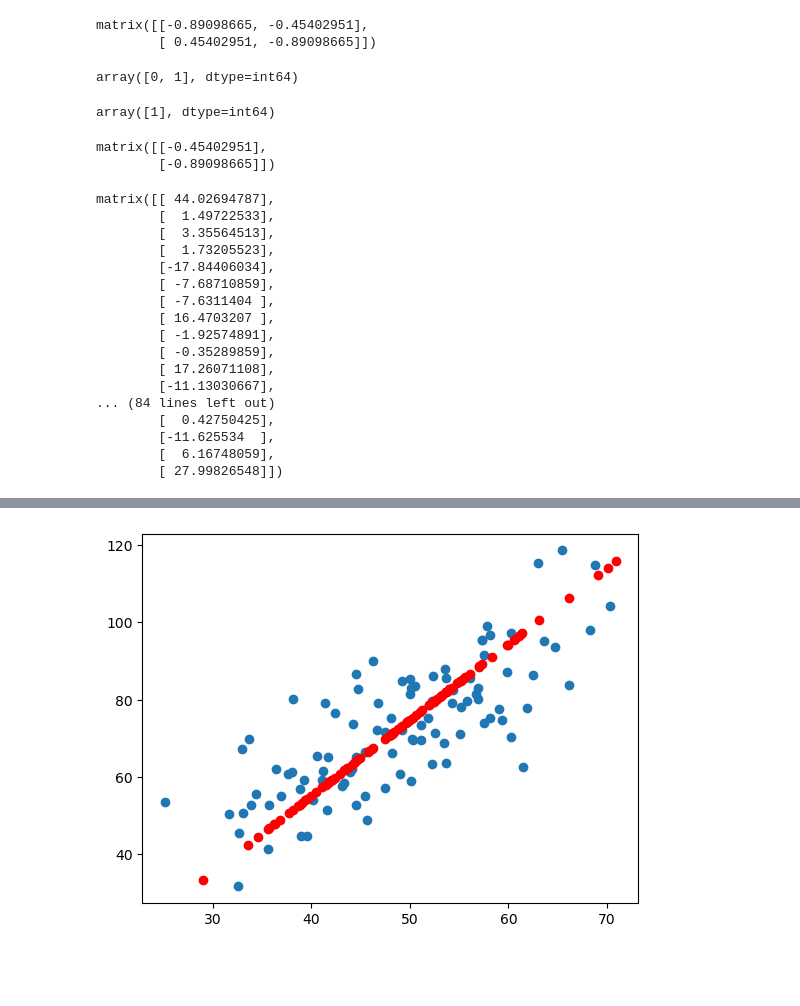
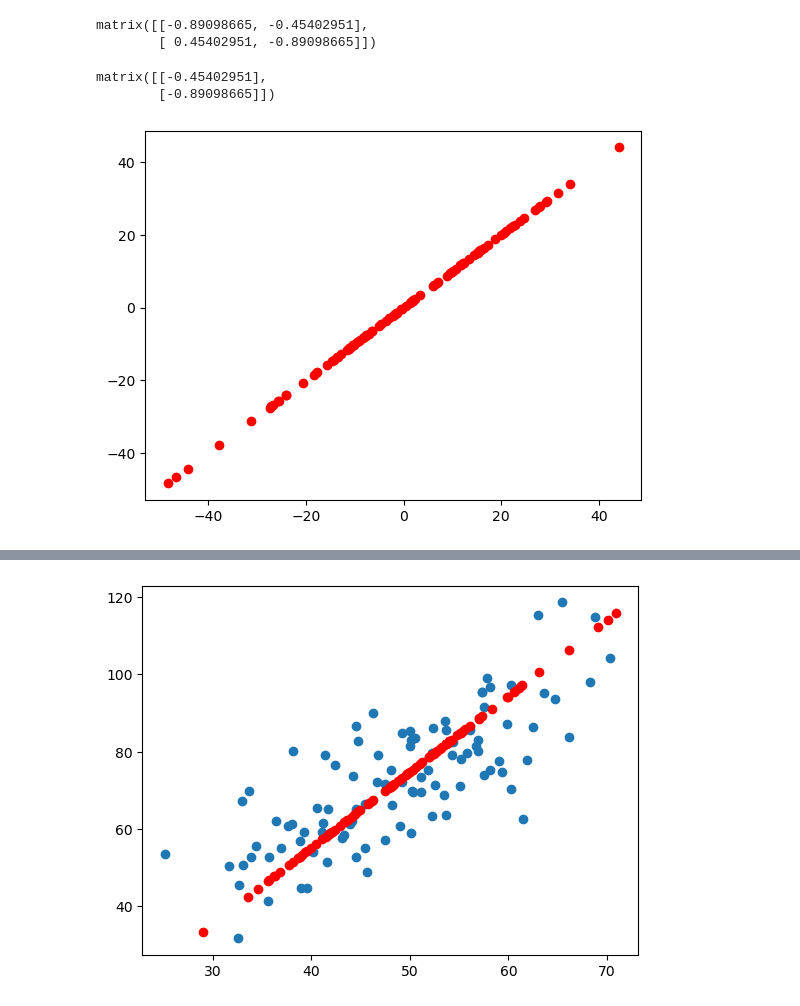
Before and after one commit to iridescenline/AI_learning, a Jupyter notebook: 考核内容/pca_exp1.ipynb, the cells around one changed output, grey strips where cells are left out. Cells and saved outputs as stored; diff of their text form; code cells hidden in the pictures; blank space fills up the shorter version.

```diff
--- a/考核内容/pca_exp1.ipynb
+++ b/考核内容/pca_exp1.ipynb
@@ -56,10 +56,6 @@ matrix([[-0.89098665, -0.45402951],
 # %%
 #对特征值从小到大排序
 eigValIndice=np.argsort(eigVals)
-# %%
-eigValIndice
-# %% [output]
-array([0, 1], dtype=int64)
 # %%
 top=1
 #最大的top个特征值的下标
@@ -67,10 +63,6 @@ n_eigValIndice=eigValIndice[-1:-(top+1):-1]
 #-1表示从最后一个元素开始提取。
 #-(top+1)表示提取的结束位置，通常top是希望保留的特征数。
 #-1表示步长为-1，意味着反向提取元素
-# %%
-n_eigValIndice
-# %% [output]
-array([1], dtype=int64)
 # %%
 #最大的top个特征值对应的特征向量
 n_eigVect=eigVects[:,n_eigValIndice]
@@ -81,25 +73,14 @@ matrix([[-0.45402951],
 # %%
 #将中心化后的数据投影到低维空间
 lowDDataMat=newData*n_eigVect
-lowDDataMat
+#lowDDataMat
-# %% [output]
-matrix([[ 44.02694787],
-        [  1.49722533],
-        [  3.35564513],
-        [  1.73205523],
-        [-17.84406034],
-        [ -7.68710859],
-        [ -7.6311404 ],
-        [ 16.4703207 ],
-        [ -1.92574891],
-        [ -0.35289859],
-        [ 17.26071108],
-        [-11.13030667],
-... (84 lines left out)
-        [  0.42750425],
-        [-11.625534  ],
-        [  6.16748059],
-        [ 27.99826548]])
+# %%
+x_data=np.array(lowDDataMat)[:,0]
+y_data=np.array(lowDDataMat)[:,0]
+plt.scatter(x_data,y_data,c='r')
+plt.show()
+# %% [output]
+[figure, added]
 # %%
 #利用低维度数据来重构数据，重构是为了比较与原始数据之间的差异
 reconMat=(lowDDataMat*n_eigVect.T)+meanVal
```
Also changed, not shown: parts of 1 cell of this notebook.
